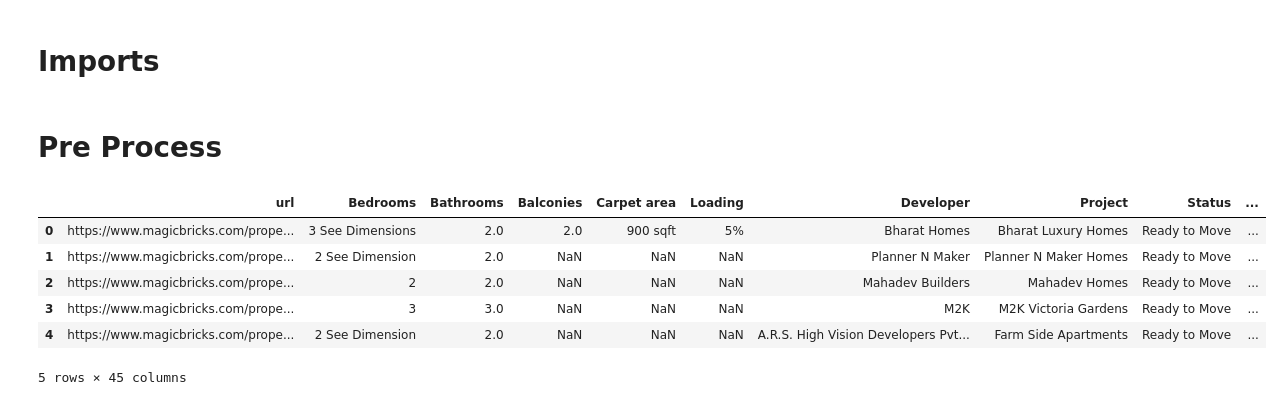
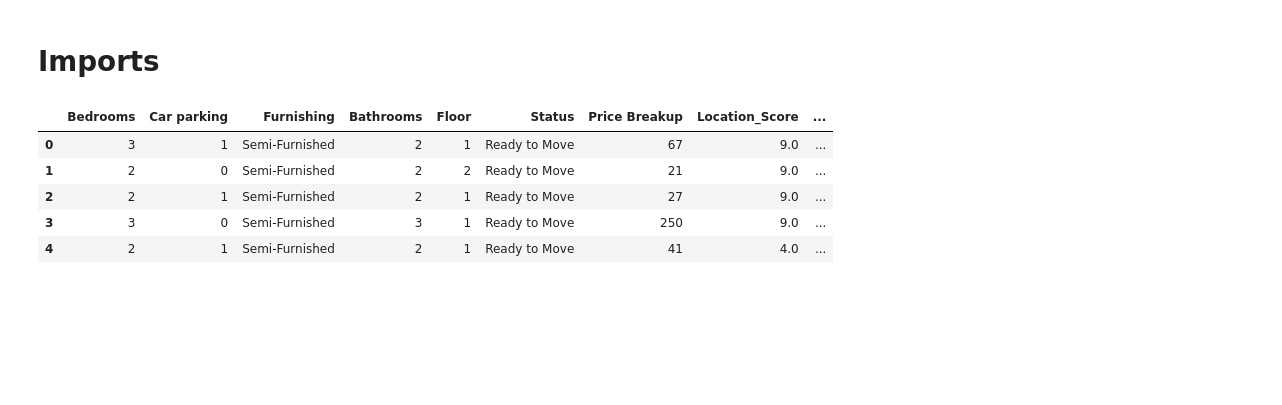
Before and after one commit to AbhinavSE/PropertyAnalysisIP, a Jupyter notebook: Code/EDA/eda1.ipynb, the cells around one changed output. Cells and saved outputs as stored; diff of their text form; code cells hidden in the pictures; blank space fills up the shorter version.

```diff
--- a/Code/EDA/eda1.ipynb
+++ b/Code/EDA/eda1.ipynb
@@ -9,13 +11,10 @@ sys.path.remove('/Users/macbookpro/Documents/Sem/sem8/ip/PropertyAnalysisIP/Code
-# %% [markdown]
-# Pre Process
 # %%
-df = pd.read_csv('../../Data/magicbricks.csv')
+df = pd.read_csv('../../Data/magicbricks_lr_modified.csv')
 df.head()
 # %% [output]
-|  | url | Bedrooms | Bathrooms | Balconies | Carpet area | Loading | Developer | Project | Status | ... |
-| 0 | https://www.magicbricks.com/prope... | 3 See Dimensions | 2.0 | 2.0 | 900 sqft | 5% | Bharat Homes | Bharat Luxury Homes | Ready to Move | ... |
-| 1 | https://www.magicbricks.com/prope... | 2 See Dimension | 2.0 | NaN | NaN | NaN | Planner N Maker | Planner N Maker Homes | Ready to Move | ... |
-| 2 | https://www.magicbricks.com/prope... | 2 | 2.0 | NaN | NaN | NaN | Mahadev Builders | Mahadev Homes | Ready to Move | ... |
-| 3 | https://www.magicbricks.com/prope... | 3 | 3.0 | NaN | NaN | NaN | M2K | M2K Victoria Gardens | Ready to Move | ... |
-| 4 | https://www.magicbricks.com/prope... | 2 See Dimension | 2.0 | NaN | NaN | NaN | A.R.S. High Vision Developers Pvt... | Farm Side Apartments | Ready to Move | ... |
+|  | Bedrooms | Car parking | Furnishing | Bathrooms | Floor | Status | Price Breakup | Location_Score | ... |
+| 0 | 3 | 1 | Semi-Furnished | 2 | 1 | Ready to Move | 67 | 9.0 | ... |
+| 1 | 2 | 0 | Semi-Furnished | 2 | 2 | Ready to Move | 21 | 9.0 | ... |
+| 2 | 2 | 1 | Semi-Furnished | 2 | 1 | Ready to Move | 27 | 9.0 | ... |
+| 3 | 3 | 0 | Semi-Furnished | 3 | 1 | Ready to Move | 250 | 9.0 | ... |
+| 4 | 2 | 1 | Semi-Furnished | 2 | 1 | Ready to Move | 41 | 4.0 | ... |
-5 rows × 45 columns
```
Also changed, not shown: parts of 10 cells of this notebook, 10 other files.
